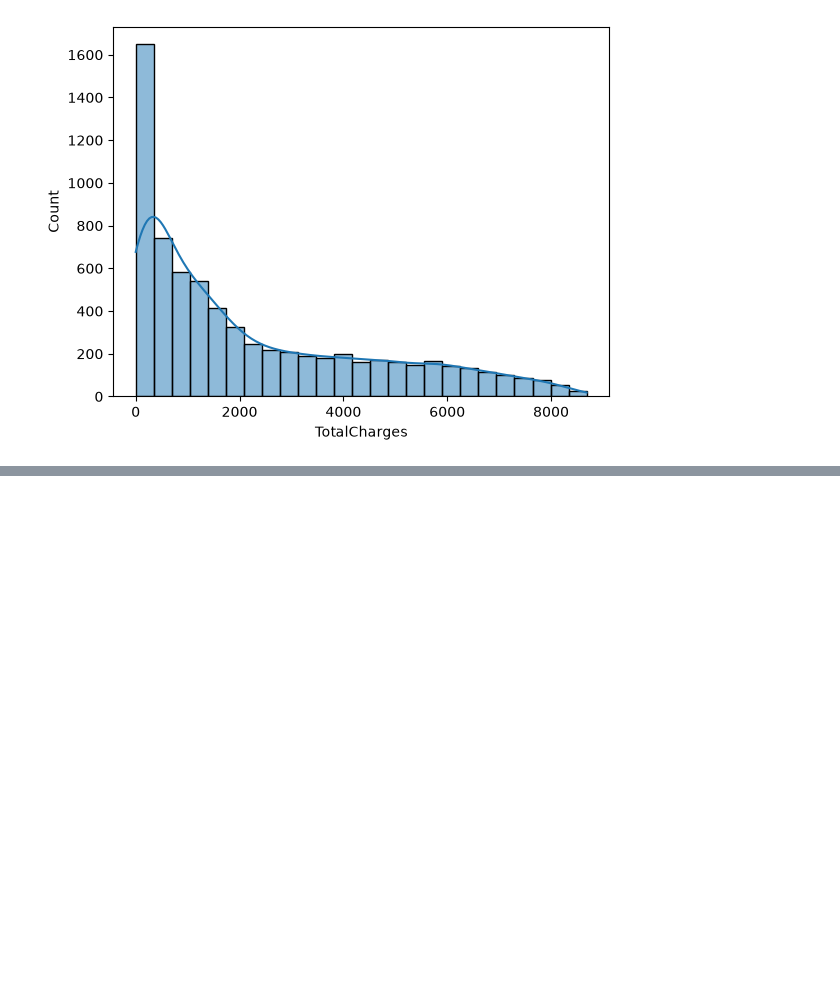
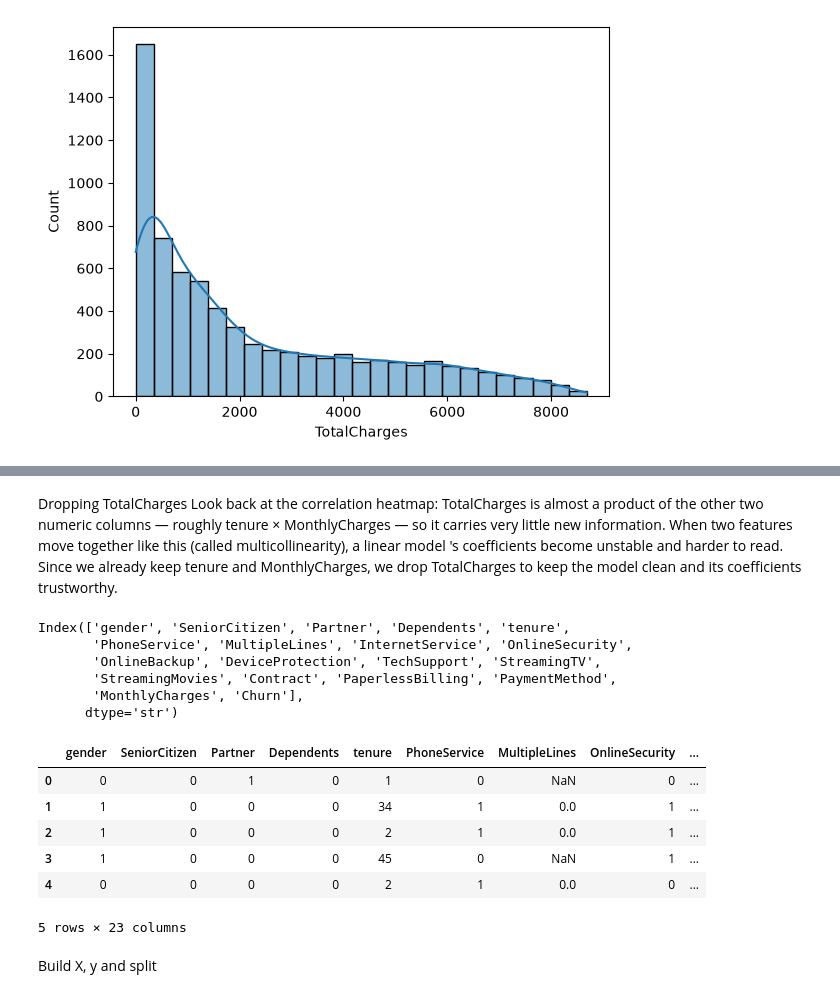
Before and after one commit to ShamsherCoder09/Telecom-Customer-Churn-Prediction, a Jupyter notebook: churn.ipynb, the cells around one changed output, grey strips where cells are left out. Cells and saved outputs as stored; diff of their text form; code cells hidden in the pictures; blank space fills up the shorter version.

```diff
--- a/churn.ipynb
+++ b/churn.ipynb
@@ -135,0 +361,39 @@ for k in feature_selection[1:4]:
+# %% [markdown]
+Dropping TotalCharges
+Look back at the correlation heatmap: TotalCharges is almost a product of the other two numeric columns
+— roughly tenure × MonthlyCharges — so it carries very little new information. When two features move
+together like this (called multicollinearity), a linear model
+'s coefficients become unstable and harder to read. Since we already keep tenure and MonthlyCharges,
+we drop TotalCharges to keep the model clean and its coefficients trustworthy.
+# %%
+df.drop(columns='TotalCharges',inplace=True)
+# %%
+df.columns
+# %% [output]
+Index(['gender', 'SeniorCitizen', 'Partner', 'Dependents', 'tenure',
+       'PhoneService', 'MultipleLines', 'InternetService', 'OnlineSecurity',
+       'OnlineBackup', 'DeviceProtection', 'TechSupport', 'StreamingTV',
+       'StreamingMovies', 'Contract', 'PaperlessBilling', 'PaymentMethod',
+       'MonthlyCharges', 'Churn'],
+      dtype='str')
+# %%
+binary_cols = ["gender", "Partner", "Dependents", "PhoneService", "PaperlessBilling",
+               "MultipleLines", "OnlineSecurity", "OnlineBackup", "DeviceProtection",
+               "TechSupport", "StreamingTV", "StreamingMovies"]
+binary_map = {'Yes':1, 'No':0, 'Male':1,'Female':0}
+for col in binary_cols:
+    df[col] = df[col].map(binary_map)
+# %%
+df = pd.get_dummies(df, columns=["InternetService", "Contract", "PaymentMethod"], drop_first=True, dtype=int)
+# %%
+df.head()
+# %% [output]
+|  | gender | SeniorCitizen | Partner | Dependents | tenure | PhoneService | MultipleLines | OnlineSecurity | ... |
+| 0 | 0 | 0 | 1 | 0 | 1 | 0 | NaN | 0 | ... |
+| 1 | 1 | 0 | 0 | 0 | 34 | 1 | 0.0 | 1 | ... |
+| 2 | 1 | 0 | 0 | 0 | 2 | 1 | 0.0 | 1 | ... |
+| 3 | 1 | 0 | 0 | 0 | 45 | 0 | NaN | 1 | ... |
+| 4 | 0 | 0 | 0 | 0 | 2 | 1 | 0.0 | 0 | ... |
+5 rows × 23 columns
+# %% [markdown]
+Build X, y and split
```
Also changed, not shown: parts of 28 cells of this notebook.
